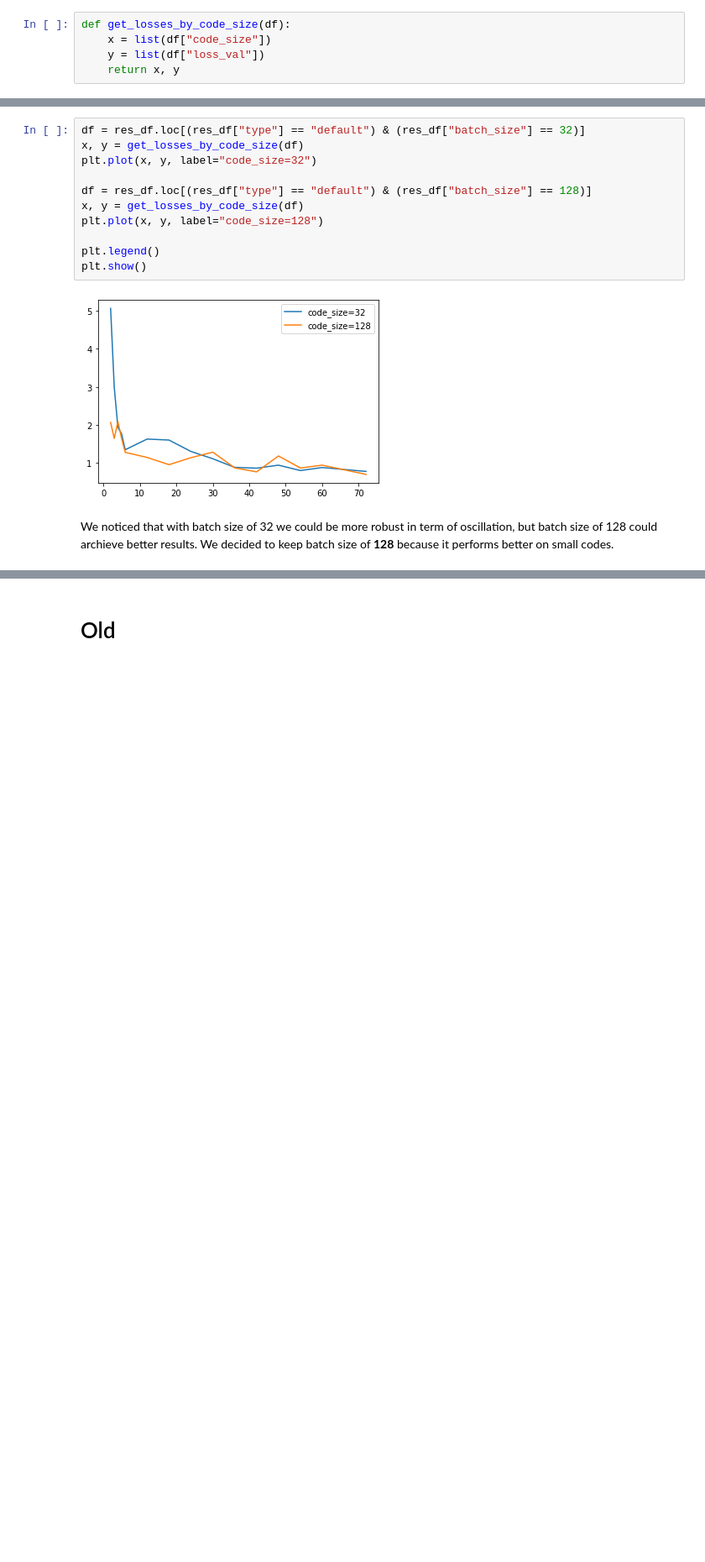
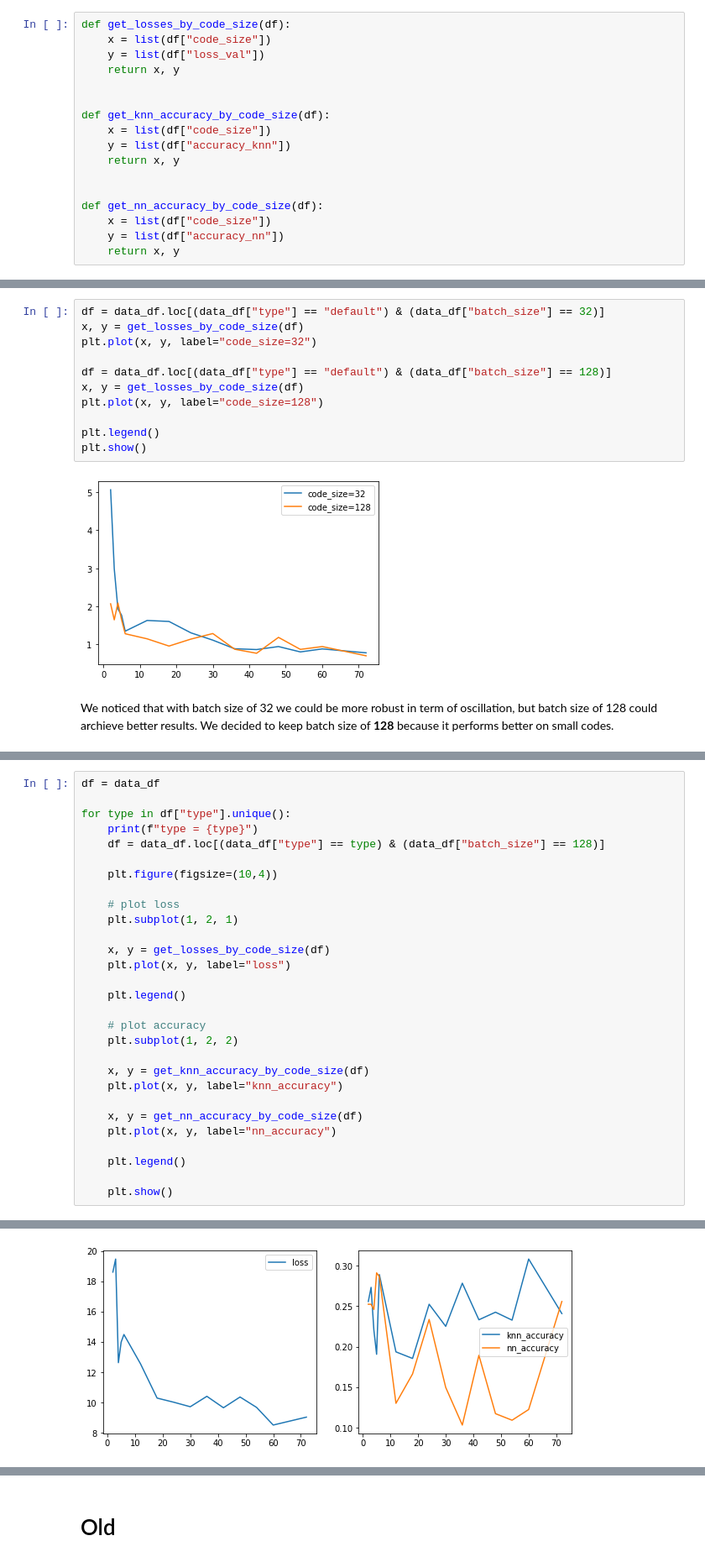
Before and after one commit to lparolari/har, a Jupyter notebook: autoencoder_plot.ipynb, the cells around one changed output, grey strips where cells are left out. Shown at 84% size. Saved outputs shown, nothing was run; the diff lists cells and outputs as text; blank space fills up the shorter version.

```diff
--- a/autoencoder_plot.ipynb
+++ b/autoencoder_plot.ipynb
@@ -52,16 +66,28 @@ def get_losses_by_code_size(df):
     x = list(df["code_size"])
     y = list(df["loss_val"])
     return x, y
+
+
+def get_knn_accuracy_by_code_size(df):
+    x = list(df["code_size"])
+    y = list(df["accuracy_knn"])
+    return x, y
+
+
+def get_nn_accuracy_by_code_size(df):
+    x = list(df["code_size"])
+    y = list(df["accuracy_nn"])
+    return x, y
 # %% [markdown]
 # Analysis
 # %% [markdown]
 Check models on default types. We want to find out whether `batch_size` is relevant or not.
 # %%
-df = res_df.loc[(res_df["type"] == "default") & (res_df["batch_size"] == 32)]
+df = data_df.loc[(data_df["type"] == "default") & (data_df["batch_size"] == 32)]
 x, y = get_losses_by_code_size(df)
 plt.plot(x, y, label="code_size=32")
 
-df = res_df.loc[(res_df["type"] == "default") & (res_df["batch_size"] == 128)]
+df = data_df.loc[(data_df["type"] == "default") & (data_df["batch_size"] == 128)]
 x, y = get_losses_by_code_size(df)
 plt.plot(x, y, label="code_size=128")
 
@@ -73,0 +102,30 @@ We noticed that with batch size of 32 we could be more robust in term of oscilla
+# %%
+df = data_df
+
+for type in df["type"].unique():
+    print(f"type = {type}")
+    df = data_df.loc[(data_df["type"] == type) & (data_df["batch_size"] == 128)]
+
+    plt.figure(figsize=(10,4))
+
+    # plot loss
+    plt.subplot(1, 2, 1)
+
+    x, y = get_losses_by_code_size(df)
+    plt.plot(x, y, label="loss")
+
+    plt.legend()
+
+    # plot accuracy
+    plt.subplot(1, 2, 2)
+
+    x, y = get_knn_accuracy_by_code_size(df)
+    plt.plot(x, y, label="knn_accuracy")
+
+    x, y = get_nn_accuracy_by_code_size(df)
+    plt.plot(x, y, label="nn_accuracy")
+
+    plt.legend()
+
+    plt.show()
+# %% [output]
@@ -73,0 +133 @@ We noticed that with batch size of 32 we could be more robust in term of oscilla
+[figure, added]
```
Also changed, not shown: parts of 17 cells of this notebook.
